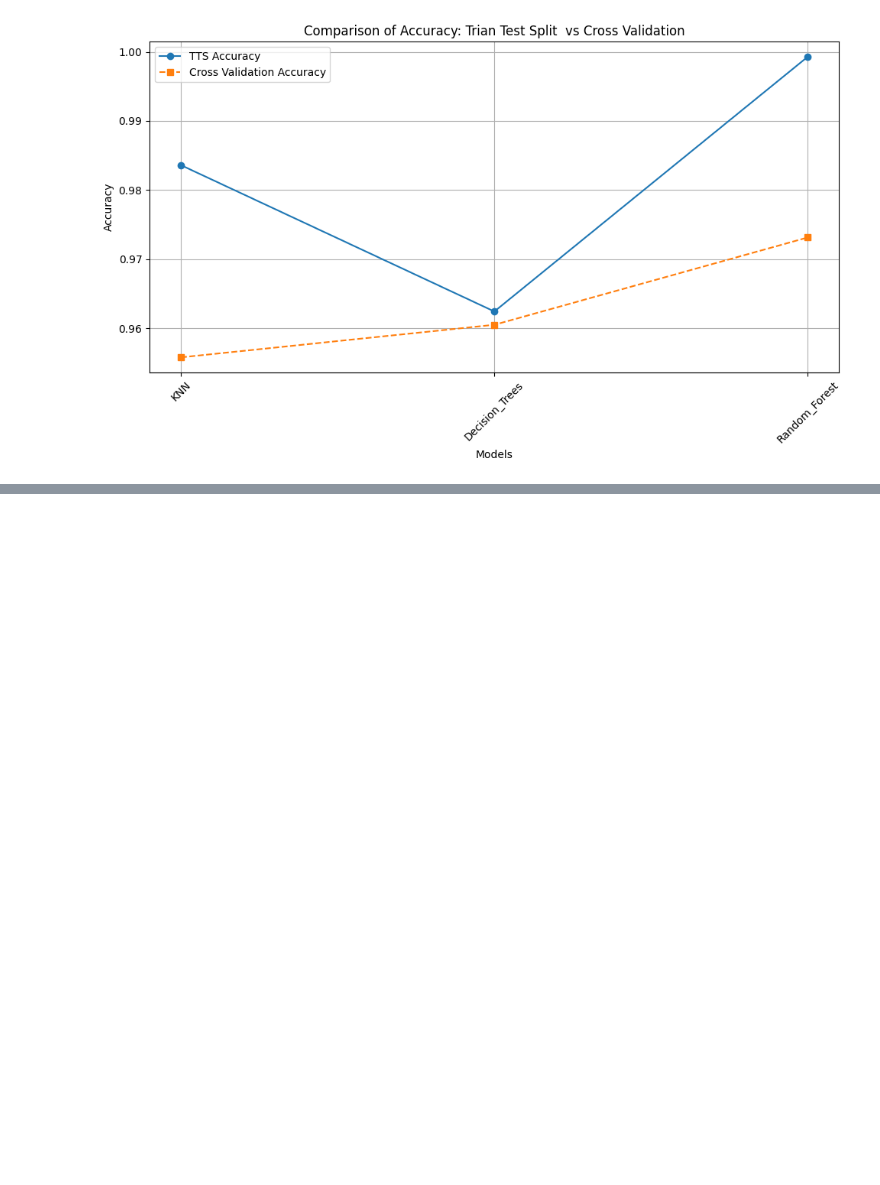
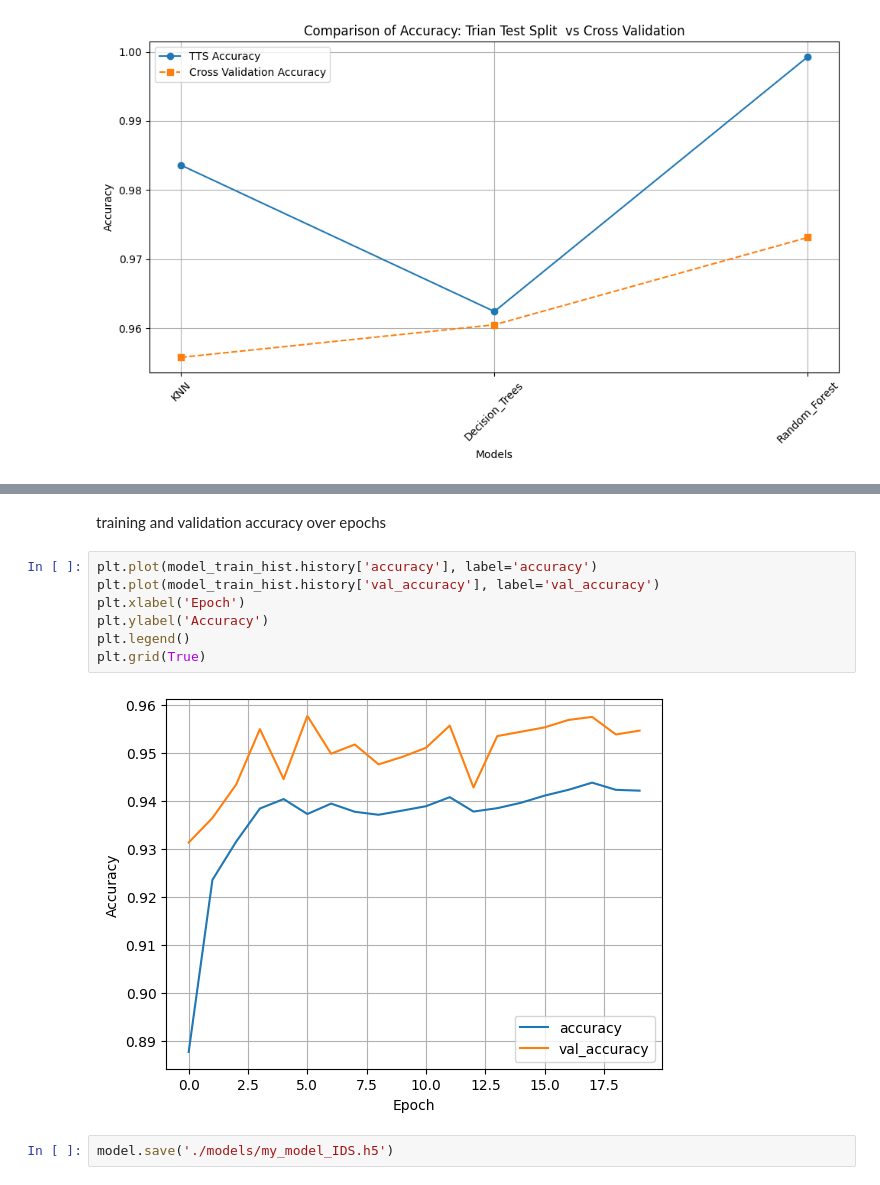
Before and after one commit to yassineboujrada/Intrusion_Detection_System_Analyze, a Jupyter notebook: IDS.ipynb, the cells around one changed output, grey strips where cells are left out. Drawn from its saved outputs; the diff is of its cells as text; blank space fills up the shorter version.

```diff
--- a/IDS.ipynb
+++ b/IDS.ipynb
@@ -424,0 +528,13 @@ plt.show()
+# %% [markdown]
+training and validation accuracy over epochs
+# %%
+plt.plot(model_train_hist.history['accuracy'], label='accuracy')
+plt.plot(model_train_hist.history['val_accuracy'], label='val_accuracy')
+plt.xlabel('Epoch')
+plt.ylabel('Accuracy')
+plt.legend()
+plt.grid(True)
+# %% [output]
+[figure, added]
+# %%
+model.save('./models/my_model_IDS.h5')
```
Also changed, not shown: parts of 12 cells of this notebook, 1 other file.
